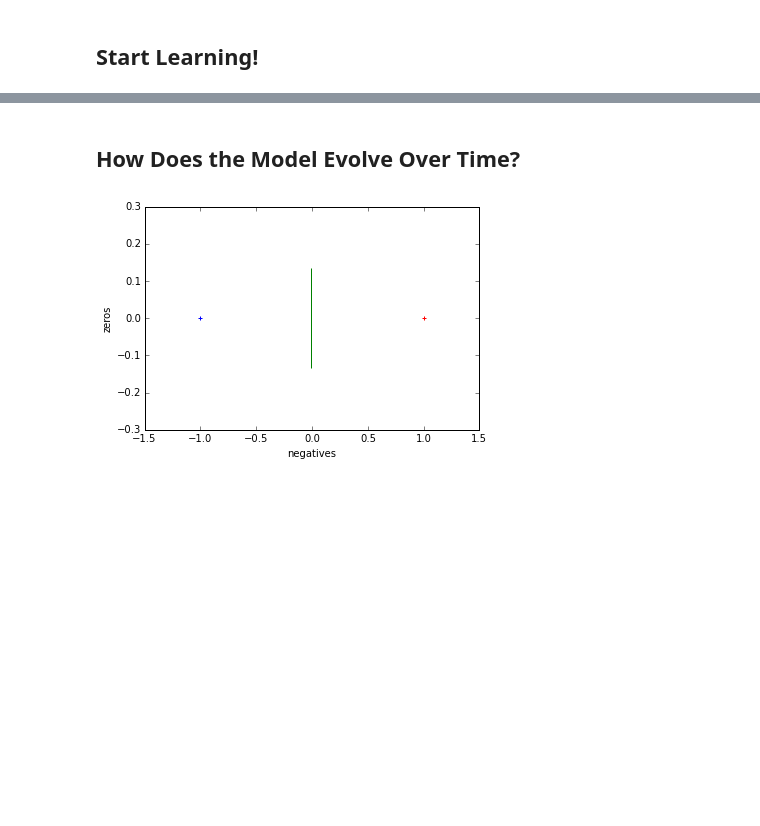
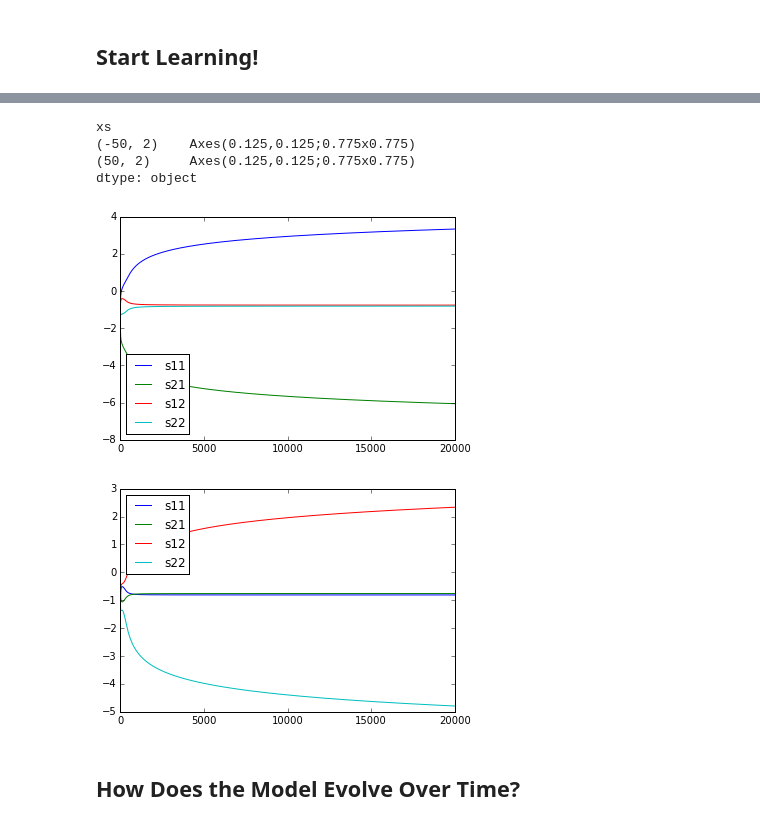
Before and after one commit to ebanner/cs393r_project, a Jupyter notebook: classifiers/notebooks/1d/Monolithic Recurrent Neural Network.ipynb, the cells around one changed output, grey strips where cells are left out. Cells and saved outputs as stored; diff of their text form; code cells hidden in the pictures; blank space fills up the shorter version.

```diff
--- a/classifiers/notebooks/1d/Monolithic Recurrent Neural Network.ipynb
+++ b/classifiers/notebooks/1d/Monolithic Recurrent Neural Network.ipynb
@@ -376,25 +335,20 @@ for axes in axeses:
+# %%
+def explode():
+    for state in states:
+        scores = state.scores
+        yield [state.xs] + list(scores[0]) + list(scores[1])
+
+scores = pd.DataFrame(list(explode()), columns=['xs', 's11', 's21', 's12', 's22'])
+# %%
+%matplotlib inline
+
+scores.groupby('xs').plot()
+# %% [output]
+xs
+(-50, 2)    Axes(0.125,0.125;0.775x0.775)
+(50, 2)     Axes(0.125,0.125;0.775x0.775)
+dtype: object
+[figure, added]
+[figure, added]
 # %% [markdown]
 ## How Does the Model Evolve Over Time?
-# %%
-from lib.neural_net import sigmoid_inverse
-from ipywidgets import interact, fixed
-
-@interact(xs_train=fixed(xs_train), ys_train=fixed(ys_train), view_index=(0, len(states)), states=fixed(states))
-def plot(xs_train, ys_train, view_index, states):
-    state = states[view_index]
-
-    # Get data into suitable form for plotting
-    positives, negatives = xs_train[:len(xs_train)//2], xs_train[len(xs_train)//2:]
-    df1 = pd.DataFrame({'positives': positives, 'negatives': negatives, 'zeros': np.zeros_like(positives)})
-
-    # Solve for the decision boundary
-    decision = (sigmoid_inverse((state.b2-state.b1)/(state.w1-state.w2)) - state.bh) / state.wh
-
-    ys = np.linspace(-.001,.001)
-    df2 = pd.DataFrame({'x': [decision], 'y': [0]})
-
-    axes = df2.plot(kind='scatter', x='x', y='y', color='g', marker='|', s=10000)
-    axes = df1.plot(ax=axes, kind='scatter', x='positives', y='zeros', color='r', marker='+')
-    df1.plot(ax=axes, kind='scatter', x='negatives', y='zeros', color='b', marker='+')
-# %% [output]
-[figure, removed]
```
Also changed, not shown: parts of 13 cells of this notebook, 1 other file.
